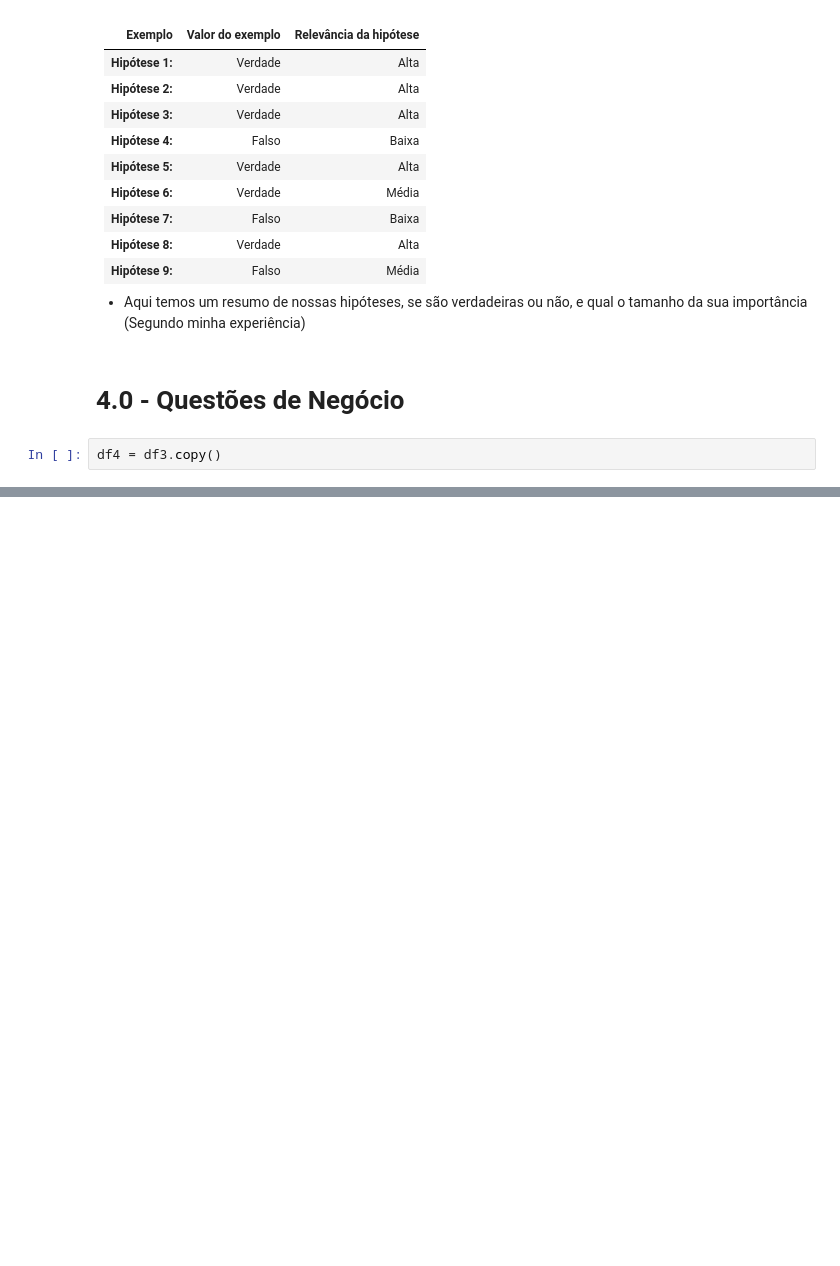
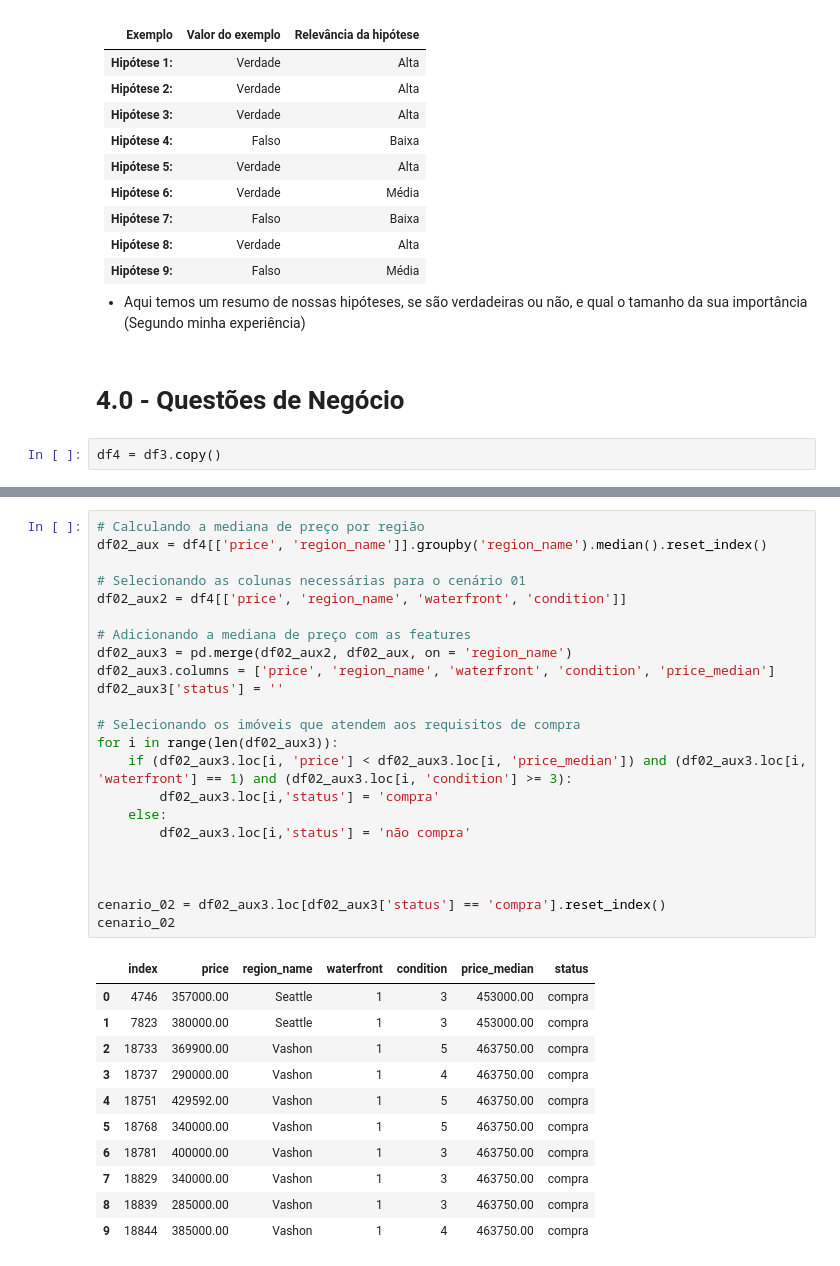
Before and after one commit to matheus-emanuel/House-Rocket-Insigths-Project, a Jupyter notebook: rocktseat_project.ipynb, the cells around one changed output, grey strips where cells are left out. Drawn from its saved outputs; the diff is of its cells as text; blank space fills up the shorter version.

```diff
--- a/rocktseat_project.ipynb
+++ b/rocktseat_project.ipynb
@@ -609,0 +624,35 @@ cenario_01 = df_aux3.loc[df_aux3['status'] == 'compra']
+# %%
+# Calculando a mediana de preço por região
+df02_aux = df4[['price', 'region_name']].groupby('region_name').median().reset_index()
+
+# Selecionando as colunas necessárias para o cenário 01
+df02_aux2 = df4[['price', 'region_name', 'waterfront', 'condition']]
+
+# Adicionando a mediana de preço com as features
+df02_aux3 = pd.merge(df02_aux2, df02_aux, on = 'region_name')
+df02_aux3.columns = ['price', 'region_name', 'waterfront', 'condition', 'price_median']
+df02_aux3['status'] = ''
+
+# Selecionando os imóveis que atendem aos requisitos de compra
+for i in range(len(df02_aux3)):
+    if (df02_aux3.loc[i, 'price'] < df02_aux3.loc[i, 'price_median']) and (df02_aux3.loc[i, 'waterfront'] == 1) and (df02_aux3.loc[i, 'condition'] >= 3):
+        df02_aux3.loc[i,'status'] = 'compra'
+    else:
+        df02_aux3.loc[i,'status'] = 'não compra'
+
+
+
+cenario_02 = df02_aux3.loc[df02_aux3['status'] == 'compra'].reset_index()
+cenario_02
+# %% [output]
+|  | index | price | region_name | waterfront | condition | price_median | status |
+| 0 | 4746 | 357000.00 | Seattle | 1 | 3 | 453000.00 | compra |
+| 1 | 7823 | 380000.00 | Seattle | 1 | 3 | 453000.00 | compra |
+| 2 | 18733 | 369900.00 | Vashon | 1 | 5 | 463750.00 | compra |
+| 3 | 18737 | 290000.00 | Vashon | 1 | 4 | 463750.00 | compra |
+| 4 | 18751 | 429592.00 | Vashon | 1 | 5 | 463750.00 | compra |
+| 5 | 18768 | 340000.00 | Vashon | 1 | 5 | 463750.00 | compra |
+| 6 | 18781 | 400000.00 | Vashon | 1 | 3 | 463750.00 | compra |
+| 7 | 18829 | 340000.00 | Vashon | 1 | 3 | 463750.00 | compra |
+| 8 | 18839 | 285000.00 | Vashon | 1 | 3 | 463750.00 | compra |
+| 9 | 18844 | 385000.00 | Vashon | 1 | 4 | 463750.00 | compra |
```
Also changed, not shown: parts of 20 cells of this notebook.
